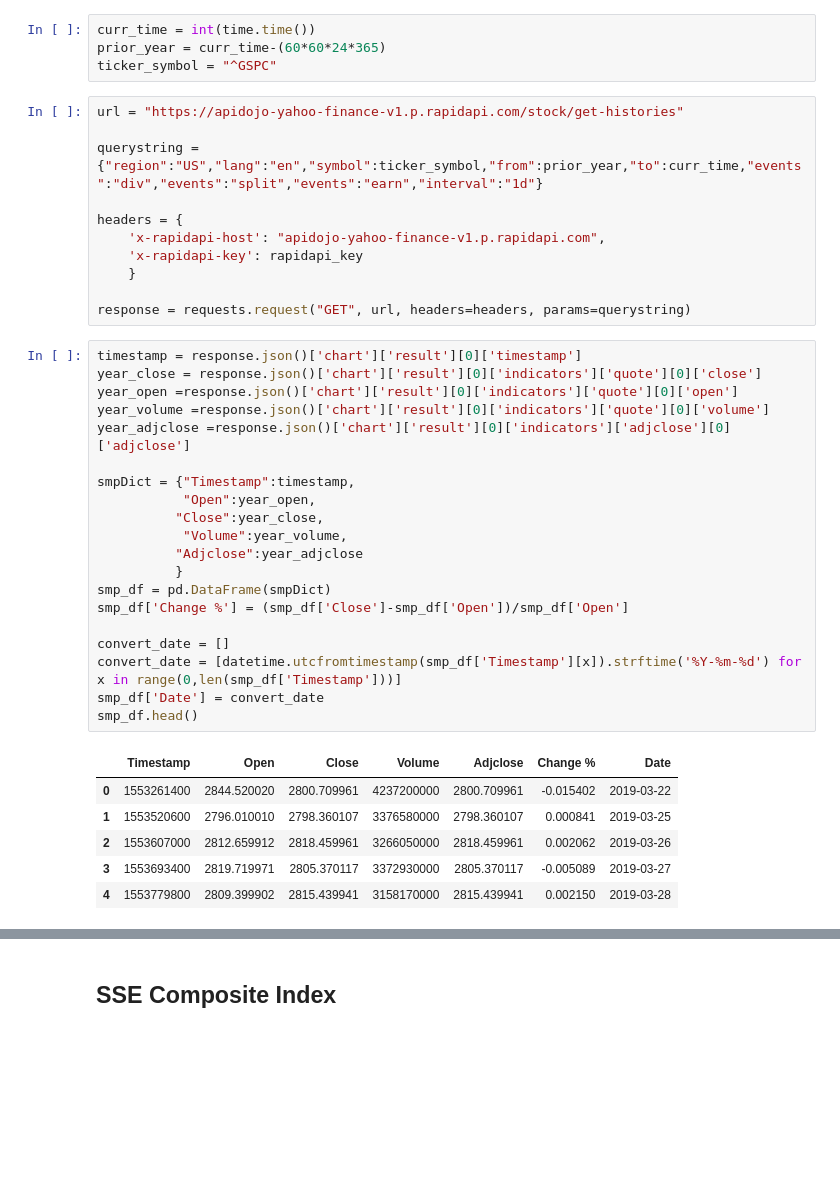
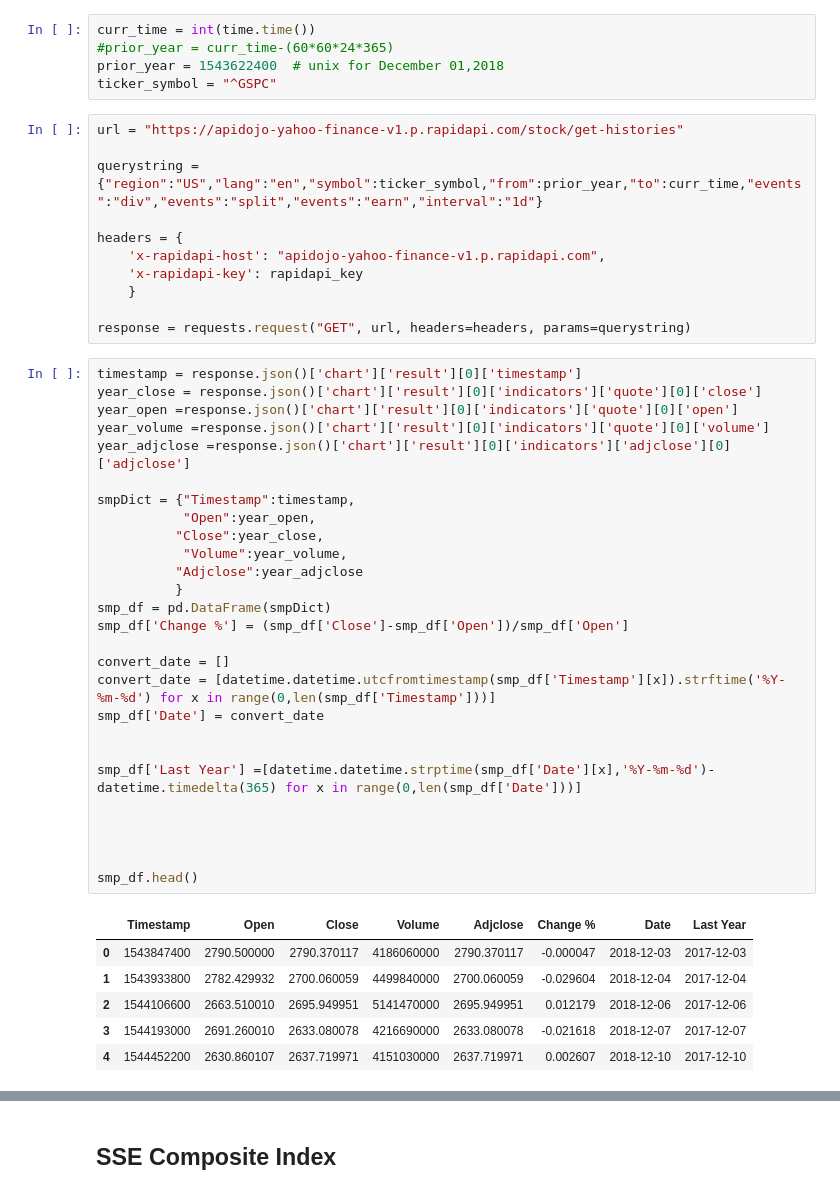
Before and after one commit to nberman12/COVID19-vs-Stocks, a Jupyter notebook: dev/daniel/Data_Collection.ipynb, the cells around one changed output, grey strips where cells are left out. Saved outputs shown, nothing was run; the diff lists cells and outputs as text; blank space fills up the shorter version.

```diff
--- a/dev/daniel/Data_Collection.ipynb
+++ b/dev/daniel/Data_Collection.ipynb
@@ -22,7 +28,8 @@ italy_df.head()
 ## S&P 500
 # %%
 curr_time = int(time.time())
-prior_year = curr_time-(60*60*24*365)
+#prior_year = curr_time-(60*60*24*365)
+prior_year = 1543622400  # unix for December 01,2018
 ticker_symbol = "^GSPC"
 # %%
 url = "https://apidojo-yahoo-finance-v1.p.rapidapi.com/stock/get-histories"
@@ -38,27 +45,34 @@ response = requests.request("GET", url, headers=headers, params=querystring)
 # %%
 timestamp = response.json()['chart']['result'][0]['timestamp']
 year_close = response.json()['chart']['result'][0]['indicators']['quote'][0]['close']
 year_open =response.json()['chart']['result'][0]['indicators']['quote'][0]['open']
 year_volume =response.json()['chart']['result'][0]['indicators']['quote'][0]['volume']
 year_adjclose =response.json()['chart']['result'][0]['indicators']['adjclose'][0]['adjclose']
 
 smpDict = {"Timestamp":timestamp,
            "Open":year_open,
           "Close":year_close,
            "Volume":year_volume,
           "Adjclose":year_adjclose
           }
 smp_df = pd.DataFrame(smpDict)
 smp_df['Change %'] = (smp_df['Close']-smp_df['Open'])/smp_df['Open']
 
 convert_date = []
-convert_date = [datetime.utcfromtimestamp(smp_df['Timestamp'][x]).strftime('%Y-%m-%d') for x in range(0,len(smp_df['Timestamp']))]
+convert_date = [datetime.datetime.utcfromtimestamp(smp_df['Timestamp'][x]).strftime('%Y-%m-%d') for x in range(0,len(smp_df['Timestamp']))]
 smp_df['Date'] = convert_date
+
+
+smp_df['Last Year'] =[datetime.datetime.strptime(smp_df['Date'][x],'%Y-%m-%d')-datetime.timedelta(365) for x in range(0,len(smp_df['Date']))]
+
+
+
+
 smp_df.head()
 # %% [output]
-|  | Timestamp | Open | Close | Volume | Adjclose | Change % | Date |
-| 0 | 1553261400 | 2844.520020 | 2800.709961 | 4237200000 | 2800.709961 | -0.015402 | 2019-03-22 |
-| 1 | 1553520600 | 2796.010010 | 2798.360107 | 3376580000 | 2798.360107 | 0.000841 | 2019-03-25 |
-| 2 | 1553607000 | 2812.659912 | 2818.459961 | 3266050000 | 2818.459961 | 0.002062 | 2019-03-26 |
-| 3 | 1553693400 | 2819.719971 | 2805.370117 | 3372930000 | 2805.370117 | -0.005089 | 2019-03-27 |
-| 4 | 1553779800 | 2809.399902 | 2815.439941 | 3158170000 | 2815.439941 | 0.002150 | 2019-03-28 |
+|  | Timestamp | Open | Close | Volume | Adjclose | Change % | Date | Last Year |
+| 0 | 1543847400 | 2790.500000 | 2790.370117 | 4186060000 | 2790.370117 | -0.000047 | 2018-12-03 | 2017-12-03 |
+| 1 | 1543933800 | 2782.429932 | 2700.060059 | 4499840000 | 2700.060059 | -0.029604 | 2018-12-04 | 2017-12-04 |
+| 2 | 1544106600 | 2663.510010 | 2695.949951 | 5141470000 | 2695.949951 | 0.012179 | 2018-12-06 | 2017-12-06 |
+| 3 | 1544193000 | 2691.260010 | 2633.080078 | 4216690000 | 2633.080078 | -0.021618 | 2018-12-07 | 2017-12-07 |
+| 4 | 1544452200 | 2630.860107 | 2637.719971 | 4151030000 | 2637.719971 | 0.002607 | 2018-12-10 | 2017-12-10 |
```
Also changed, not shown: parts of 7 cells of this notebook, 1 other file.
